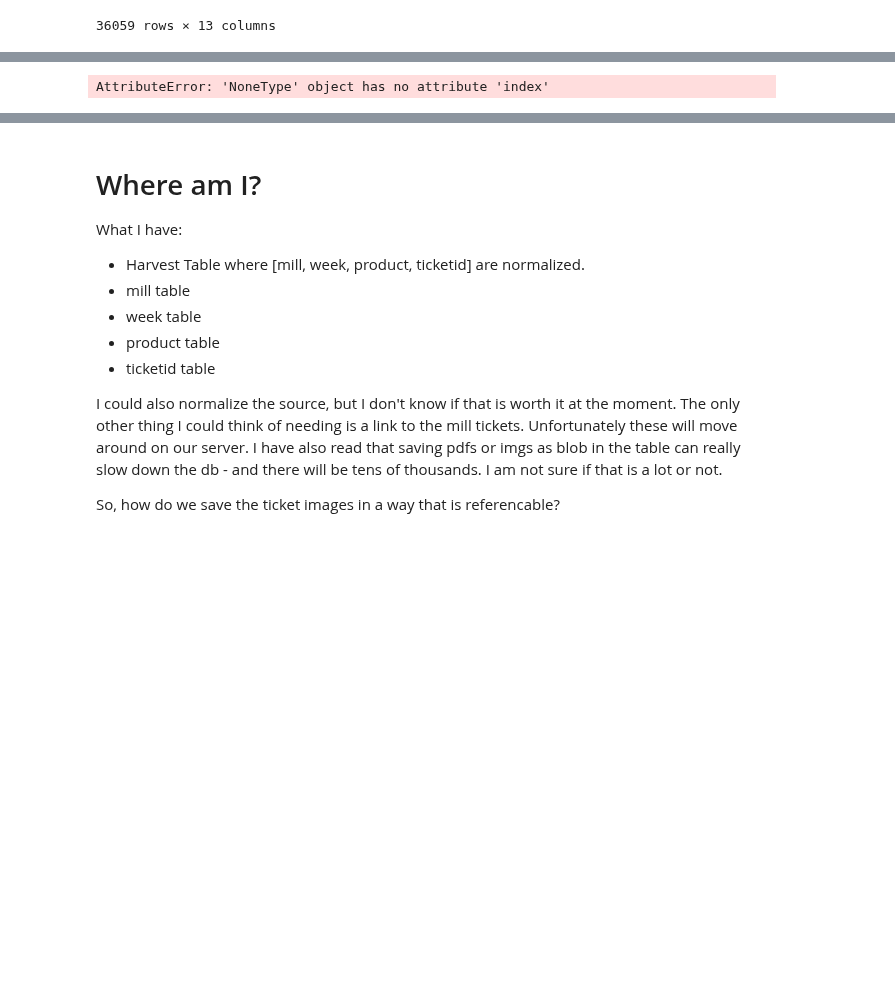
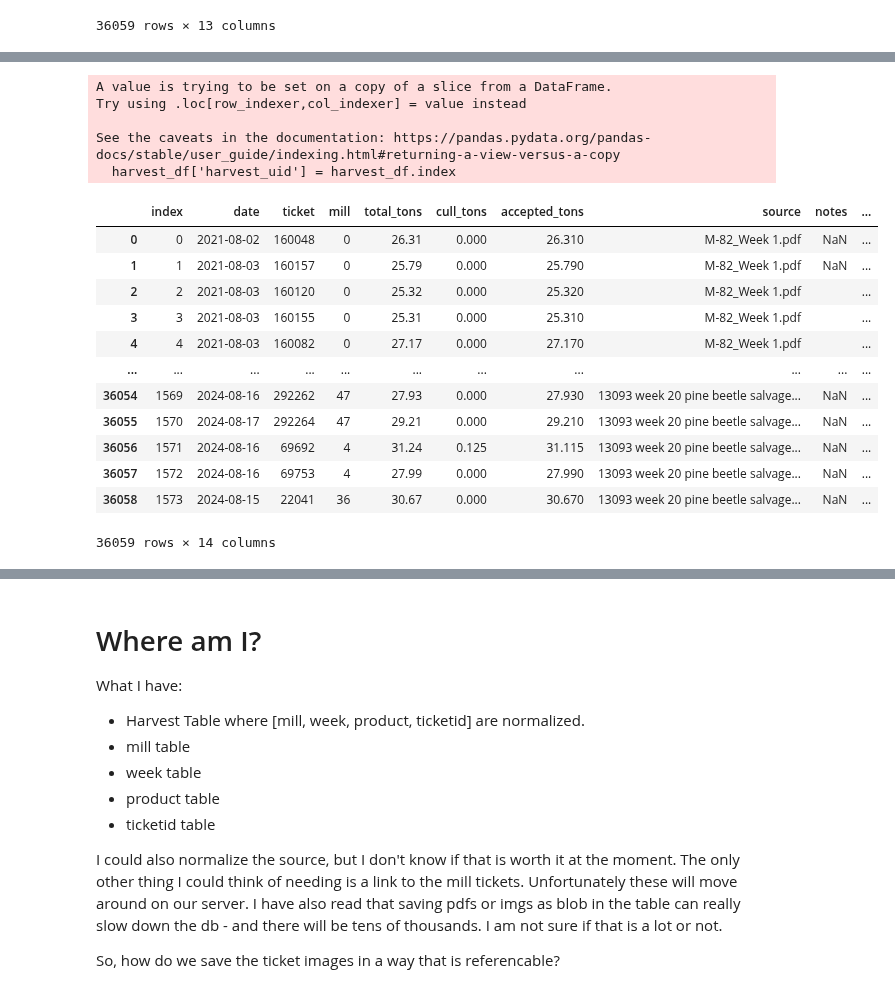
Before and after one commit to BilyBrown/sqlite3-tutorial, a Jupyter notebook: create_harvest_table_00.ipynb, the cells around one changed output, grey strips where cells are left out. Cells and saved outputs as stored; diff of their text form; code cells hidden in the pictures; blank space fills up the shorter version.

Commit message:
trying out multiple projects

```diff
--- a/create_harvest_table_00.ipynb
+++ b/create_harvest_table_00.ipynb
@@ -188,9 +241,26 @@ harvest_df.rename(columns={'tons_(u.s)': 'total_tons'}, inplace=True)
 # %%
-harvest_df = harvest_df[['date', 'ticket', 'mill', 'total_tons', 'cull_tons', 'accepted_tons', 'source', 'notes', 'reporting_period', 'week', 'product', 'ticketid']]
-harvest_df = harvest_df.reset_index(inplace=True)
+harvest_df = harvest_df[['date', 'ticket', 'mill', 'total_tons', 'cull_tons', 'accepted_tons', 'source', 'notes', 'reporting_period', 'week', 'product', 'ticketid']].copy()
+harvest_df.reset_index(inplace=True)
 harvest_df['harvest_uid'] = harvest_df.index
 harvest_df
 # %% [output]
-AttributeError: 'NoneType' object has no attribute 'index'
+A value is trying to be set on a copy of a slice from a DataFrame.
+Try using .loc[row_indexer,col_indexer] = value instead
+
+See the caveats in the documentation: https://pandas.pydata.org/pandas-docs/stable/user_guide/indexing.html#returning-a-view-versus-a-copy
+  harvest_df['harvest_uid'] = harvest_df.index
+|  | index | date | ticket | mill | total_tons | cull_tons | accepted_tons | source | notes | ... |
+| 0 | 0 | 2021-08-02 | 160048 | 0 | 26.31 | 0.000 | 26.310 | M-82_Week 1.pdf | NaN | ... |
+| 1 | 1 | 2021-08-03 | 160157 | 0 | 25.79 | 0.000 | 25.790 | M-82_Week 1.pdf | NaN | ... |
+| 2 | 2 | 2021-08-03 | 160120 | 0 | 25.32 | 0.000 | 25.320 | M-82_Week 1.pdf |  | ... |
+| 3 | 3 | 2021-08-03 | 160155 | 0 | 25.31 | 0.000 | 25.310 | M-82_Week 1.pdf |  | ... |
+| 4 | 4 | 2021-08-03 | 160082 | 0 | 27.17 | 0.000 | 27.170 | M-82_Week 1.pdf |  | ... |
+| ... | ... | ... | ... | ... | ... | ... | ... | ... | ... | ... |
+| 36054 | 1569 | 2024-08-16 | 292262 | 47 | 27.93 | 0.000 | 27.930 | 13093 week 20 pine beetle salvage... | NaN | ... |
+| 36055 | 1570 | 2024-08-17 | 292264 | 47 | 29.21 | 0.000 | 29.210 | 13093 week 20 pine beetle salvage... | NaN | ... |
+| 36056 | 1571 | 2024-08-16 | 69692 | 4 | 31.24 | 0.125 | 31.115 | 13093 week 20 pine beetle salvage... | NaN | ... |
+| 36057 | 1572 | 2024-08-16 | 69753 | 4 | 27.99 | 0.000 | 27.990 | 13093 week 20 pine beetle salvage... | NaN | ... |
+| 36058 | 1573 | 2024-08-15 | 22041 | 36 | 30.67 | 0.000 | 30.670 | 13093 week 20 pine beetle salvage... | NaN | ... |
+36059 rows × 14 columns
 # %%
 harvest_df
```
Also changed, not shown: parts of 8 cells of this notebook, 50 other files.
